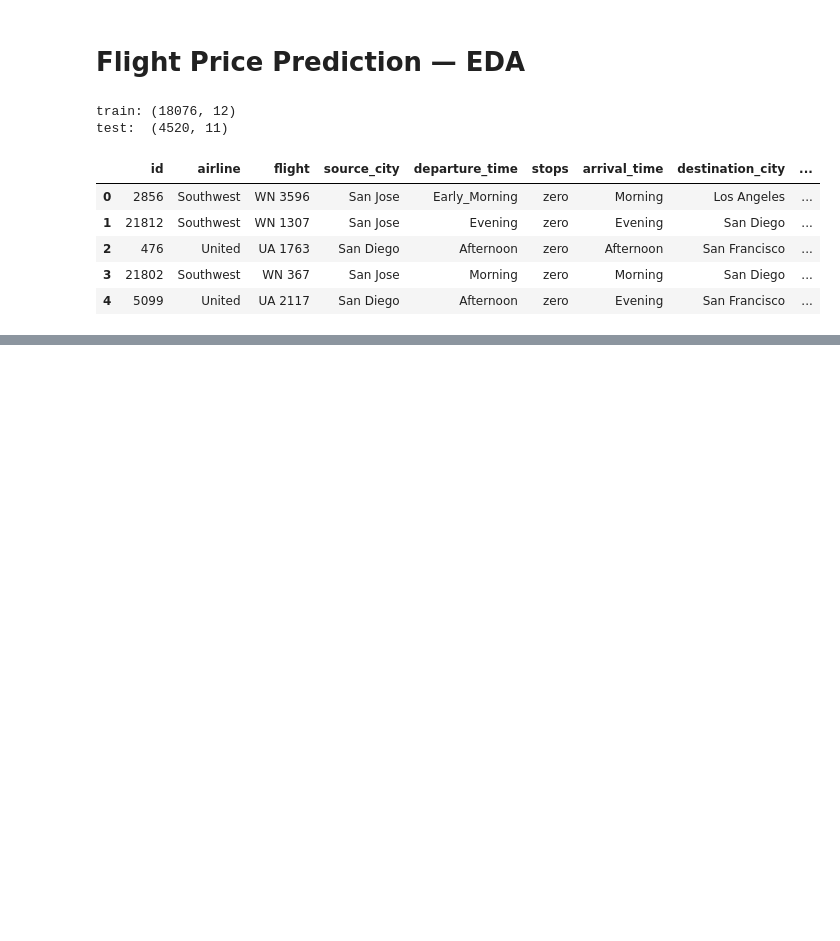
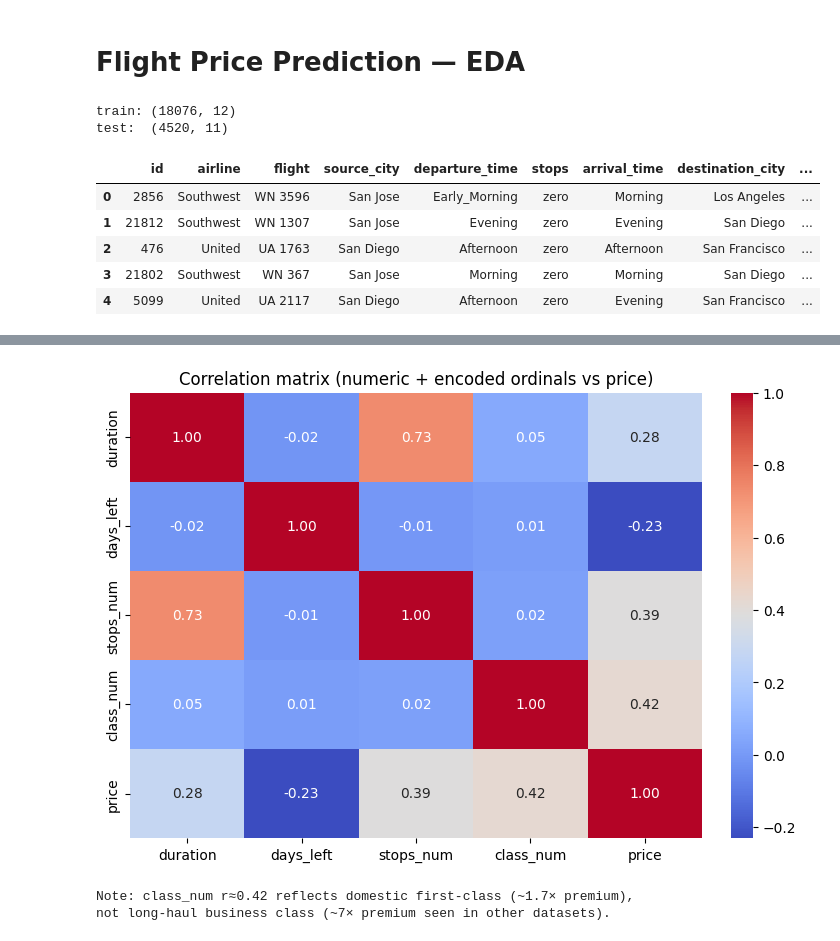
Before and after one commit to dhananjay-deshmukh/flight-price-prediction, a Jupyter notebook: notebooks/01_eda.ipynb, the cells around one changed output, grey strips where cells are left out. Drawn from its saved outputs; the diff is of its cells as text; code cells hidden in the pictures; blank space fills up the shorter version.

```diff
--- a/notebooks/01_eda.ipynb
+++ b/notebooks/01_eda.ipynb
@@ -30,0 +261,20 @@ test:  (4520, 11)
+# %%
+# 6. Correlation (encode ordinals to examine linear relationships with price)
+tmp = train.assign(
+    stops_num=train['stops'].map({'zero': 0, 'one': 1, 'two_or_more': 2}),
+    class_num=(train['flight_class'] == 'Business').astype(int),
+)
+
+corr = tmp[['duration', 'days_left', 'stops_num', 'class_num', 'price']].corr()
+
+fig, ax = plt.subplots(figsize=(7, 5), layout='constrained')
+sns.heatmap(corr, annot=True, fmt='.2f', cmap='coolwarm', ax=ax)
+ax.set_title('Correlation matrix (numeric + encoded ordinals vs price)')
+plt.show()
+
+print("Note: class_num r≈0.42 reflects domestic first-class (~1.7× premium),")
+print("not long-haul business class (~7× premium seen in other datasets).")
+# %% [output]
+[figure, added]
+Note: class_num r≈0.42 reflects domestic first-class (~1.7× premium),
+not long-haul business class (~7× premium seen in other datasets).
```
Also changed, not shown: parts of 11 cells of this notebook.
